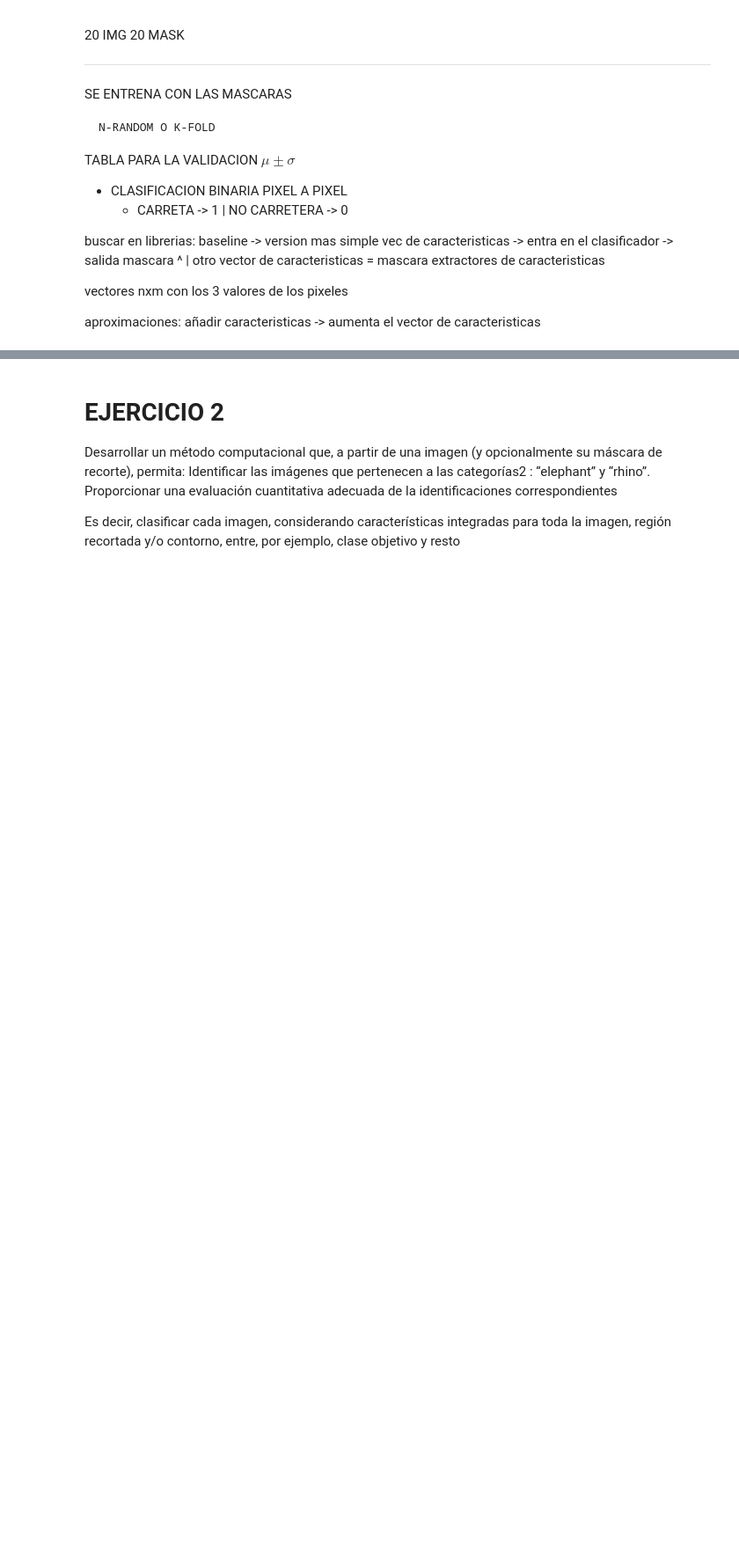
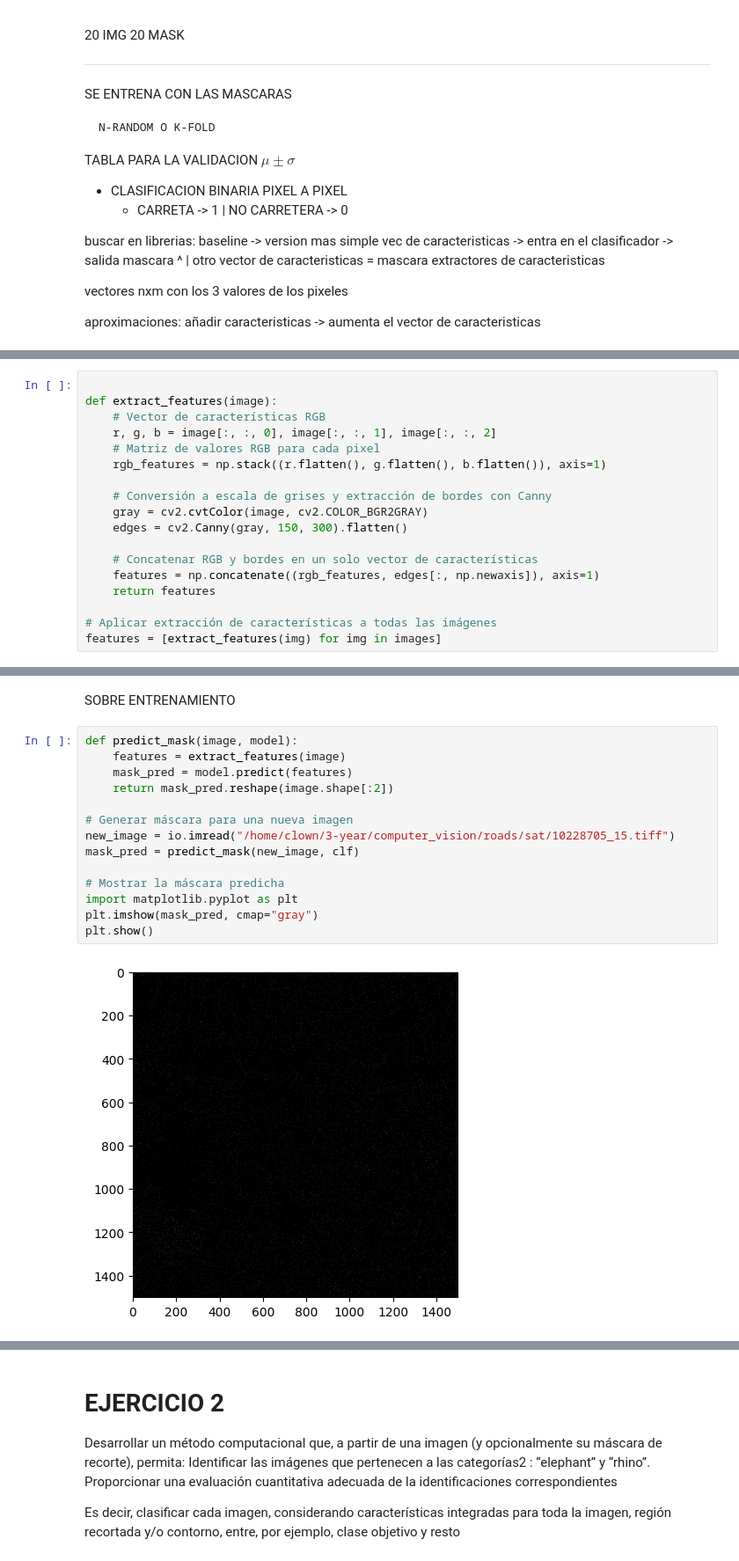
Before and after one commit to ChantaClown/3-year, a Jupyter notebook: computer_vision/p3/p3.ipynb, the cells around one changed output, grey strips where cells are left out. Shown at 88% size. Cells and saved outputs as stored; diff of their text form; blank space fills up the shorter version.

```diff
--- a/computer_vision/p3/p3.ipynb
+++ b/computer_vision/p3/p3.ipynb
@@ -46,0 +81,18 @@ animals = "computer_vision/p3/DataSet_2"
+# %%
+
+def extract_features(image):
+    # Vector de características RGB
+    r, g, b = image[:, :, 0], image[:, :, 1], image[:, :, 2]
+    # Matriz de valores RGB para cada pixel
+    rgb_features = np.stack((r.flatten(), g.flatten(), b.flatten()), axis=1)
+
+    # Conversión a escala de grises y extracción de bordes con Canny
+    gray = cv2.cvtColor(image, cv2.COLOR_BGR2GRAY)
+    edges = cv2.Canny(gray, 150, 300).flatten()
+
+    # Concatenar RGB y bordes en un solo vector de características
+    features = np.concatenate((rgb_features, edges[:, np.newaxis]), axis=1)
+    return features
+
+# Aplicar extracción de características a todas las imágenes
+features = [extract_features(img) for img in images]
@@ -46,0 +146,18 @@ animals = "computer_vision/p3/DataSet_2"
+# %% [markdown]
+SOBRE ENTRENAMIENTO
+# %%
+def predict_mask(image, model):
+    features = extract_features(image)
+    mask_pred = model.predict(features)
+    return mask_pred.reshape(image.shape[:2])
+
+# Generar máscara para una nueva imagen
+new_image = io.imread("/home/clown/3-year/computer_vision/roads/sat/10228705_15.tiff")
+mask_pred = predict_mask(new_image, clf)
+
+# Mostrar la máscara predicha
+import matplotlib.pyplot as plt
+plt.imshow(mask_pred, cmap="gray")
+plt.show()
+# %% [output]
+[figure, added]
```
Also changed, not shown: parts of 6 cells of this notebook, 7 other files.
